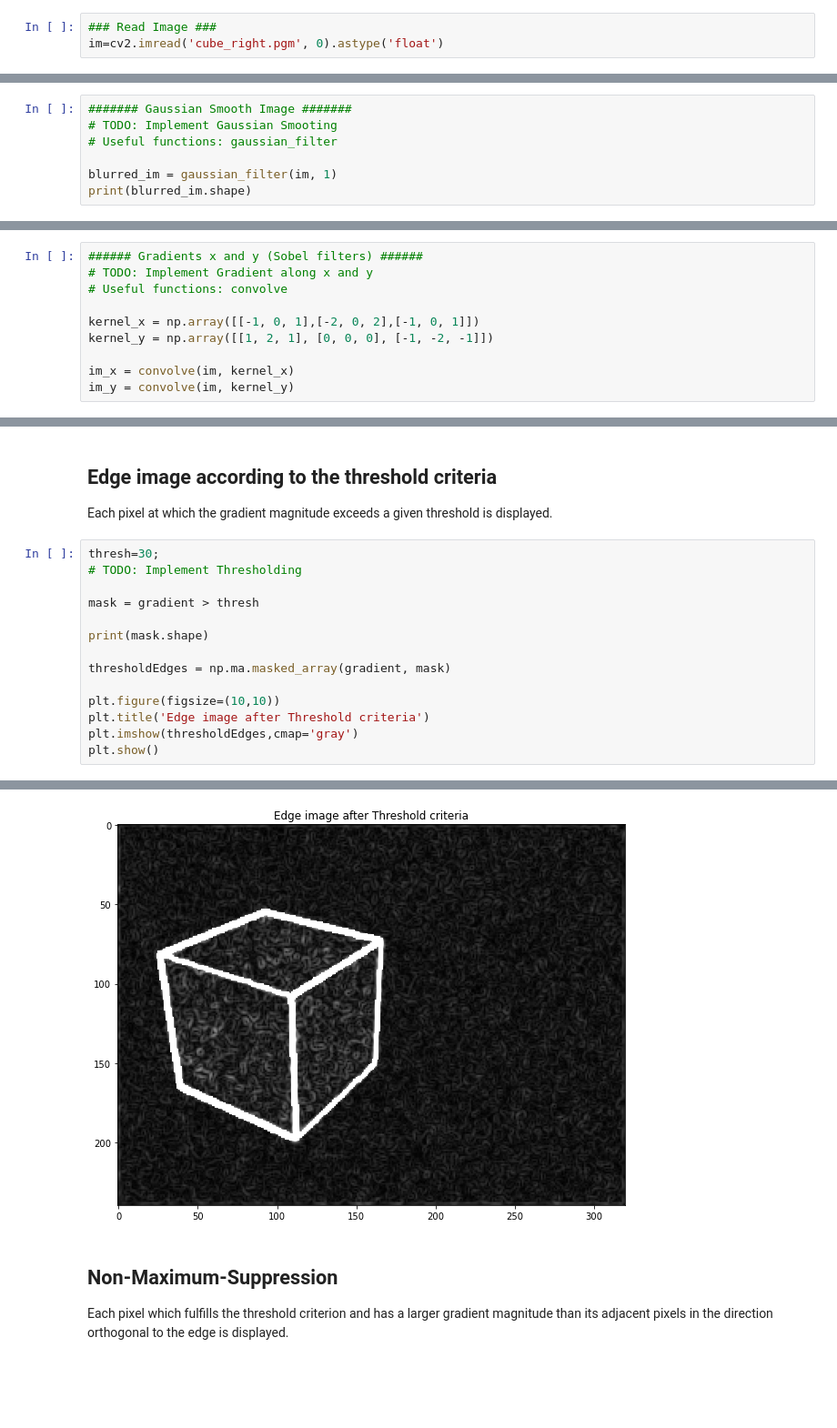
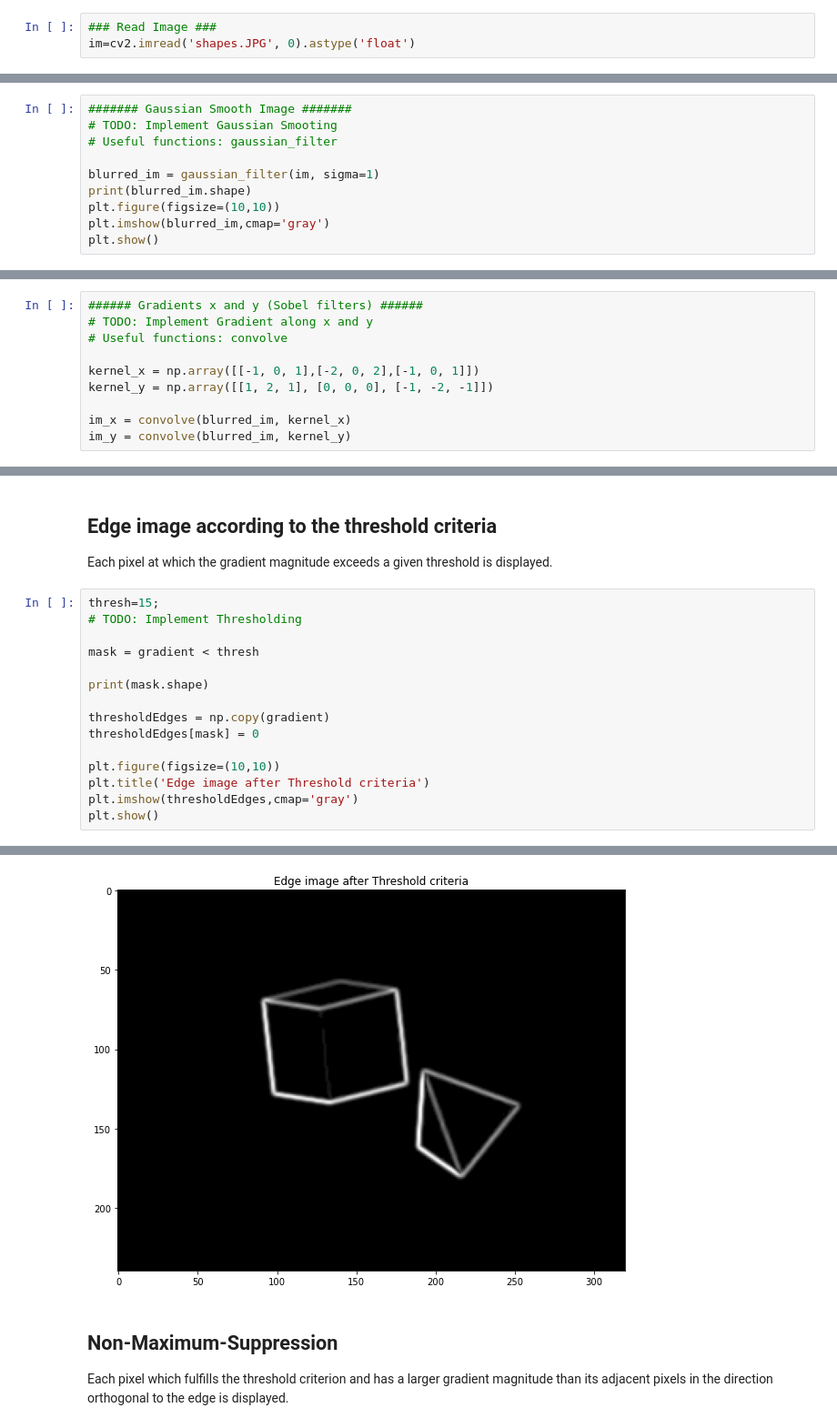
Before and after one commit to kev-in-ta/227-0447-00-ImageAnalysisComputerVision, a Jupyter notebook: Exercise 1/1_canny.ipynb, the cells around one changed output, grey strips where cells are left out. Shown: that part at 91% size. Cells and saved outputs as stored; diff of their text form; blank space fills up the shorter version.

```diff
--- a/Exercise 1/1_canny.ipynb
+++ b/Exercise 1/1_canny.ipynb
@@ -11,7 +11,7 @@ import cv2
 %matplotlib inline
 # %%
 ### Read Image ###
-im=cv2.imread('cube_right.pgm', 0).astype('float')
+im=cv2.imread('shapes.JPG', 0).astype('float')
 # %%
 print(im.shape)
 plt.figure(figsize=(10,10))
@@ -27,7 +27,10 @@ plt.show()
 # TODO: Implement Gaussian Smooting
 # Useful functions: gaussian_filter
 
-blurred_im = gaussian_filter(im, 1)
+blurred_im = gaussian_filter(im, sigma=1)
 print(blurred_im.shape)
+plt.figure(figsize=(10,10))
+plt.imshow(blurred_im,cmap='gray')
+plt.show()
 # %% [output]
 (240, 320)
@@ -41,8 +45,8 @@ print(blurred_im.shape)
 kernel_x = np.array([[-1, 0, 1],[-2, 0, 2],[-1, 0, 1]])
 kernel_y = np.array([[1, 2, 1], [0, 0, 0], [-1, -2, -1]])
 
-im_x = convolve(im, kernel_x)
-im_y = convolve(im, kernel_y)
+im_x = convolve(blurred_im, kernel_x)
+im_y = convolve(blurred_im, kernel_y)
 # %% [markdown]
 ## Orientation Map
 At each pixel, the orientation of an edge can be obtained from the direction of the gradient.
@@ -61,22 +65,23 @@ theta = np.arctan2(im_y, im_x)
 ## Edge image according to the threshold criteria
 Each pixel at which the gradient magnitude exceeds a given threshold is displayed.
 # %%
-thresh=30;
+thresh=15;
 # TODO: Implement Thresholding
 
-mask = gradient > thresh
+mask = gradient < thresh
 
 print(mask.shape)
 
-thresholdEdges = np.ma.masked_array(gradient, mask)
+thresholdEdges = np.copy(gradient)
+thresholdEdges[mask] = 0
 
 plt.figure(figsize=(10,10))
 plt.title('Edge image after Threshold criteria')
 plt.imshow(thresholdEdges,cmap='gray')
 plt.show()
 # %% [output]
 (240, 320)
-[figure, old version]
+[figure, new version]
 # %% [markdown]
 ## Non-Maximum-Suppression
 Each pixel which fulfills the threshold criterion and has a larger gradient magnitude than its adjacent pixels in the direction orthogonal to the edge is displayed.
```
Also changed, not shown: parts of 6 cells of this notebook, 4 other files.
